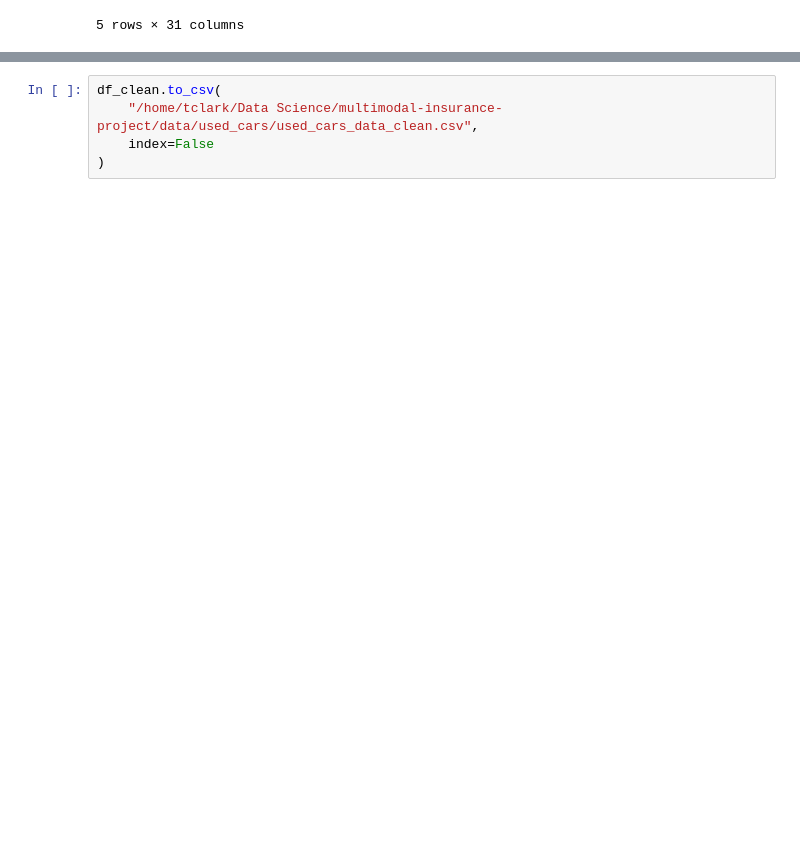
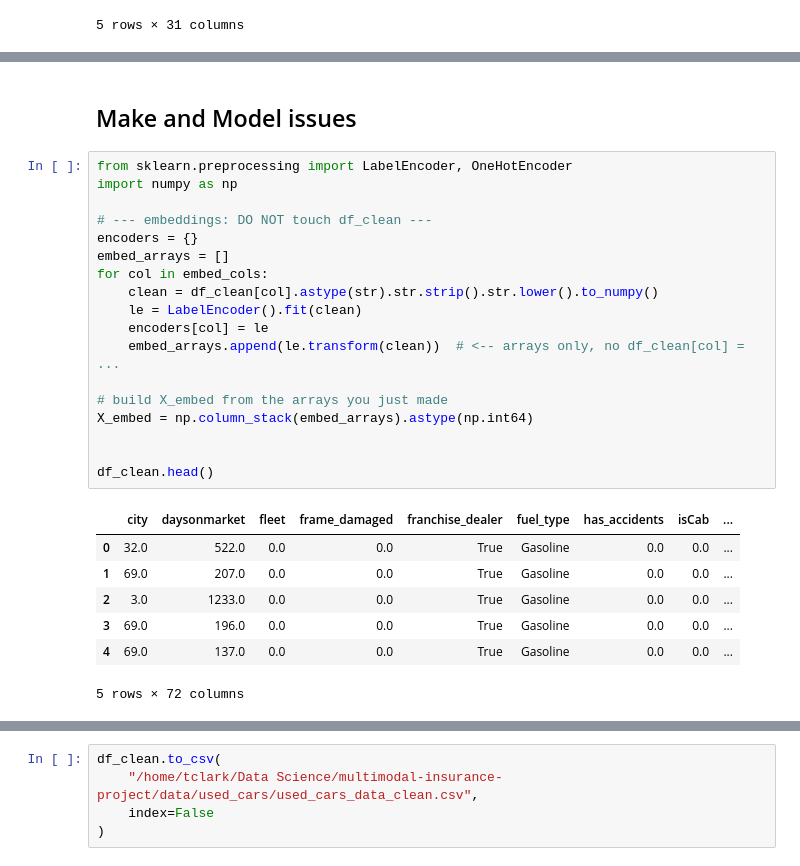
Before and after one commit to clarktommie/multimodal_insurance_project, a Jupyter notebook: notebooks/00_explore_tabular.ipynb, the cells around one changed output, grey strips where cells are left out. Drawn from its saved outputs; the diff is of its cells as text; blank space fills up the shorter version.

```diff
--- a/notebooks/00_explore_tabular.ipynb
+++ b/notebooks/00_explore_tabular.ipynb
@@ -422,0 +498,28 @@ ValueError: could not convert string to float: 'SUV / Crossover'
+# %% [markdown]
+## Make and Model issues
+# %%
+from sklearn.preprocessing import LabelEncoder, OneHotEncoder
+import numpy as np
+
+# --- embeddings: DO NOT touch df_clean ---
+encoders = {}
+embed_arrays = []
+for col in embed_cols:
+    clean = df_clean[col].astype(str).str.strip().str.lower().to_numpy()
+    le = LabelEncoder().fit(clean)
+    encoders[col] = le
+    embed_arrays.append(le.transform(clean))  # <-- arrays only, no df_clean[col] = ...
+
+# build X_embed from the arrays you just made
+X_embed = np.column_stack(embed_arrays).astype(np.int64)
+
+
+df_clean.head()
+# %% [output]
+|  | city | daysonmarket | fleet | frame_damaged | franchise_dealer | fuel_type | has_accidents | isCab | ... |
+| 0 | 32.0 | 522.0 | 0.0 | 0.0 | True | Gasoline | 0.0 | 0.0 | ... |
+| 1 | 69.0 | 207.0 | 0.0 | 0.0 | True | Gasoline | 0.0 | 0.0 | ... |
+| 2 | 3.0 | 1233.0 | 0.0 | 0.0 | True | Gasoline | 0.0 | 0.0 | ... |
+| 3 | 69.0 | 196.0 | 0.0 | 0.0 | True | Gasoline | 0.0 | 0.0 | ... |
+| 4 | 69.0 | 137.0 | 0.0 | 0.0 | True | Gasoline | 0.0 | 0.0 | ... |
+5 rows × 72 columns
```
Also changed, not shown: parts of 15 cells of this notebook.
